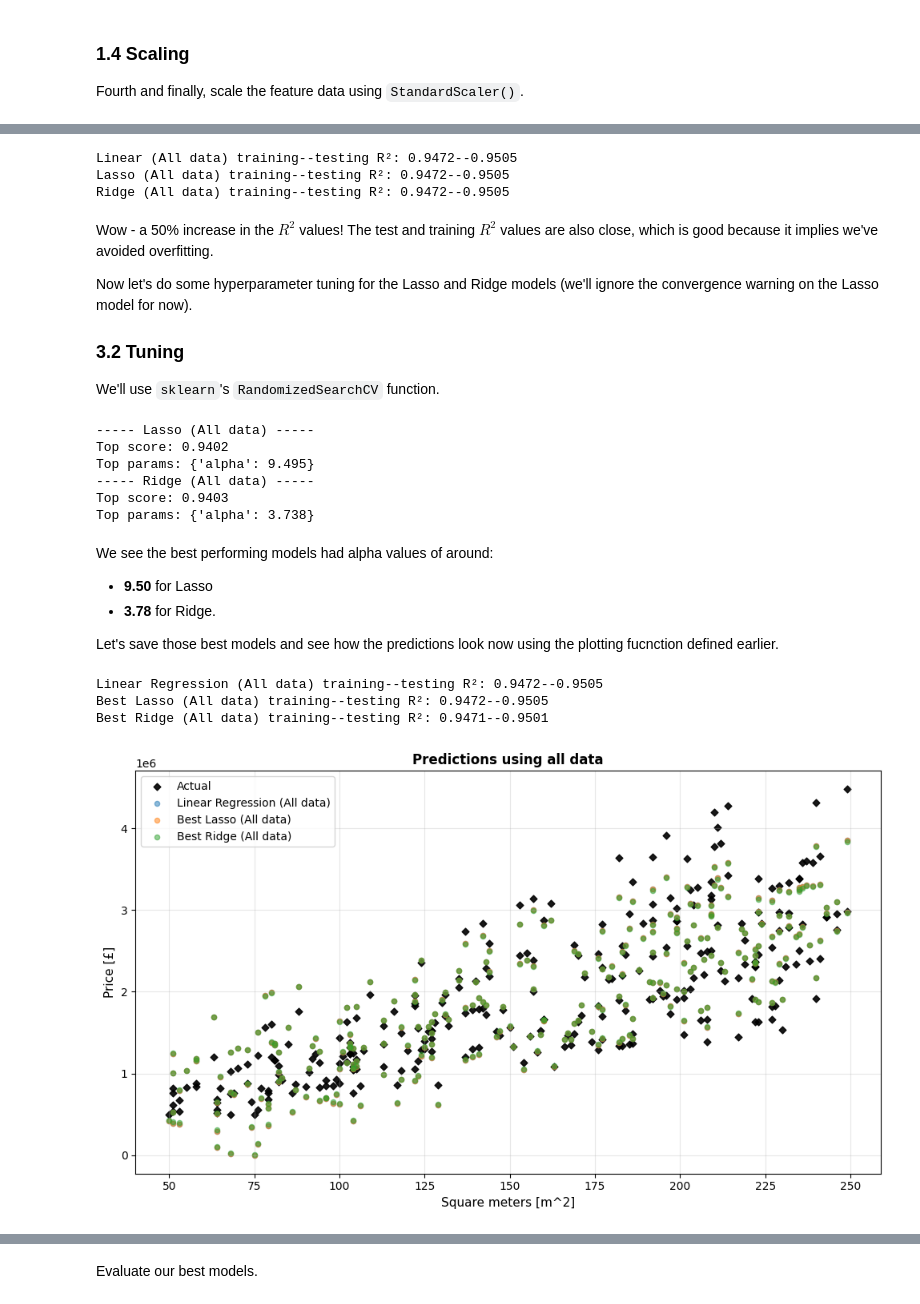
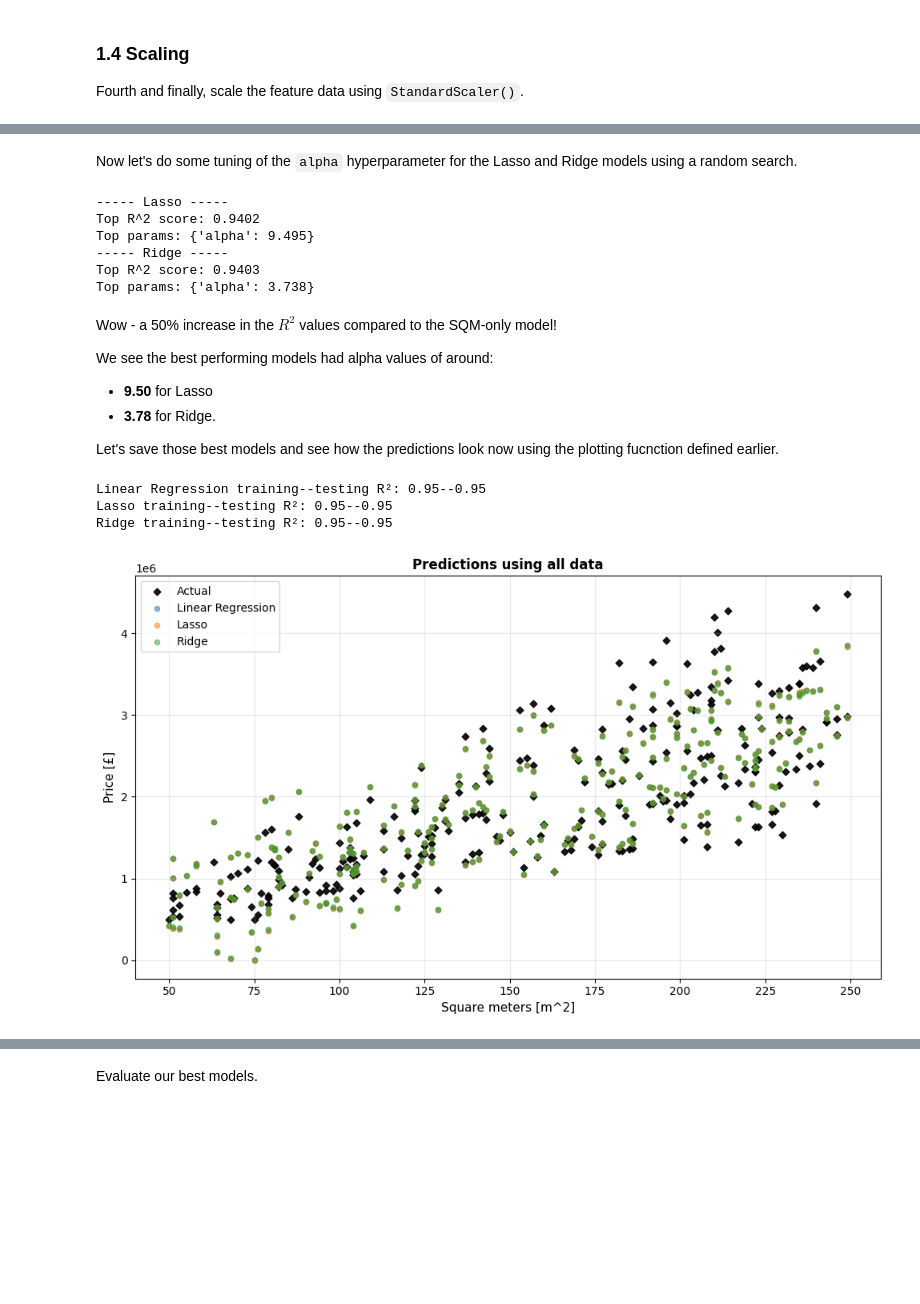
Before and after one commit to rsamconn/London-housing, a Jupyter notebook: test_reg_update.ipynb, the cells around one changed output, grey strips where cells are left out. Saved outputs shown, nothing was run; the diff lists cells and outputs as text; code cells hidden in the pictures; blank space fills up the shorter version.

````diff
--- a/test_reg_update.ipynb
+++ b/test_reg_update.ipynb
@@ -226,57 +197,42 @@ Let's now see how well the models can do with all the data available.
 # %%
 # Instantiate models for all features
-models_all = {'Linear (All data)': LinearRegression(),
-              'Lasso (All data)': Lasso(alpha = 0.1),
-              'Ridge (All data)': Ridge(alpha = 0.1)}
-
-# Fit each model and print R² scores
-for model_name, model in models_all.items():
-    model.fit(X_train_scaled, y_train)
-    train_score = model.score(X_train_scaled, y_train)
-    test_score = model.score(X_test_scaled, y_test)
-    print(f"{model_name} training--testing R²: {train_score:.4f}--{test_score:.4f}")
+models = {'Linear Regression': LinearRegression(),
+              'Lasso': Lasso(alpha = 0.1),
+              'Ridge': Ridge(alpha = 0.1)}
-# %% [output]
-Linear (All data) training--testing R²: 0.9472--0.9505
-Lasso (All data) training--testing R²: 0.9472--0.9505
-Ridge (All data) training--testing R²: 0.9472--0.9505
 # %% [markdown]
-Wow - a 50% increase in the $R^2$ values! The test and training $R^2$ values are also close, which is good because it implies we've avoided overfitting.
-
-Now let's do some hyperparameter tuning for the Lasso and Ridge models (we'll ignore the convergence warning on the Lasso model for now).
-
-### 3.2 Tuning
-
-We'll use ```sklearn```'s ```RandomizedSearchCV``` function.
+Now let's do some tuning of the `alpha` hyperparameter for the Lasso and Ridge models using a random search.
 # %%
 from sklearn.model_selection import RandomizedSearchCV
 
 # Set the hyperparameter grids for Lasso and Ridge
 params = {'alpha': np.linspace(0.001, 10, 100)}
 
-randomCV_lasso_all = RandomizedSearchCV(models_all['Lasso (All data)'], params,
+randomCV_lasso = RandomizedSearchCV(models['Lasso'], params,
                                         cv=kf20, n_iter=20, random_state=24)
-randomCV_ridge_all = RandomizedSearchCV(models_all['Ridge (All data)'], params,
+randomCV_ridge = RandomizedSearchCV(models['Ridge'], params,
                                         cv=kf20, n_iter=20, random_state=24)
 
-models_all_cvs = {
-    'Lasso (All data)': randomCV_lasso_all,
-    'Ridge (All data)': randomCV_ridge_all
+models_cvs = {
+    'Lasso': randomCV_lasso,
+    'Ridge': randomCV_ridge
 }
 
 # Print the best scores and parameters
-for name, model in models_all_cvs.items():
+for name, model in models_cvs.items():
     model.fit(X_train_scaled, y_train)
     print('{} {} {}'.format(5*'-', name, 5*'-'))
-    print(f'Top score: {model.best_score_:.4f}')
+    print(f'Top R^2 score: {model.best_score_:.4f}')
     print(f'Top params: {model.best_params_}')
 # %% [output]
------ Lasso (All data) -----
-Top score: 0.9402
+----- Lasso -----
+Top R^2 score: 0.9402
 Top params: {'alpha': 9.495}
------ Ridge (All data) -----
-Top score: 0.9403
+----- Ridge -----
+Top R^2 score: 0.9403
 Top params: {'alpha': 3.738}
 # %% [markdown]
+Wow - a 50% increase in the $R^2$ values compared to the SQM-only model!
+
 We see the best performing models had alpha values of around:
 - **9.50** for Lasso
 - **3.78** for Ridge.
@@ -284,18 +240,20 @@ We see the best performing models had alpha values of around:
 Let's save those best models and see how the predictions look now using the plotting fucnction defined earlier.
 # %%
 best_models = {
-    'Linear Regression (All data)': models_all['Linear (All data)'],
-    'Best Lasso (All data)': randomCV_lasso_all.best_estimator_,
-    'Best Ridge (All data)': randomCV_ridge_all.best_estimator_
+    'Linear Regression': models['Linear Regression'],
+    'Lasso': randomCV_lasso.best_estimator_,
+    'Ridge': randomCV_ridge.best_estimator_
 }
+
+best_models['Linear Regression'].fit(X_train_scaled, y_train)
 
 score_predict_plot(best_models,
                    X_train_scaled, y_train, X_test_scaled, y_test,
                    X_test_sqm, title='Predictions using all data')
 # %% [output]
-Linear Regression (All data) training--testing R²: 0.9472--0.9505
-Best Lasso (All data) training--testing R²: 0.9472--0.9505
-Best Ridge (All data) training--testing R²: 0.9471--0.9501
+Linear Regression training--testing R²: 0.95--0.95
+Lasso training--testing R²: 0.95--0.95
+Ridge training--testing R²: 0.95--0.95
-[figure, old version]
+[figure, new version]
 # %% [markdown]
 The predictions look much better, especially in the middle (the lower the predictions are a bit too spread out and at the higher end they are too clustered, compared to the actual values).
````
Also changed, not shown: parts of 25 cells of this notebook.
